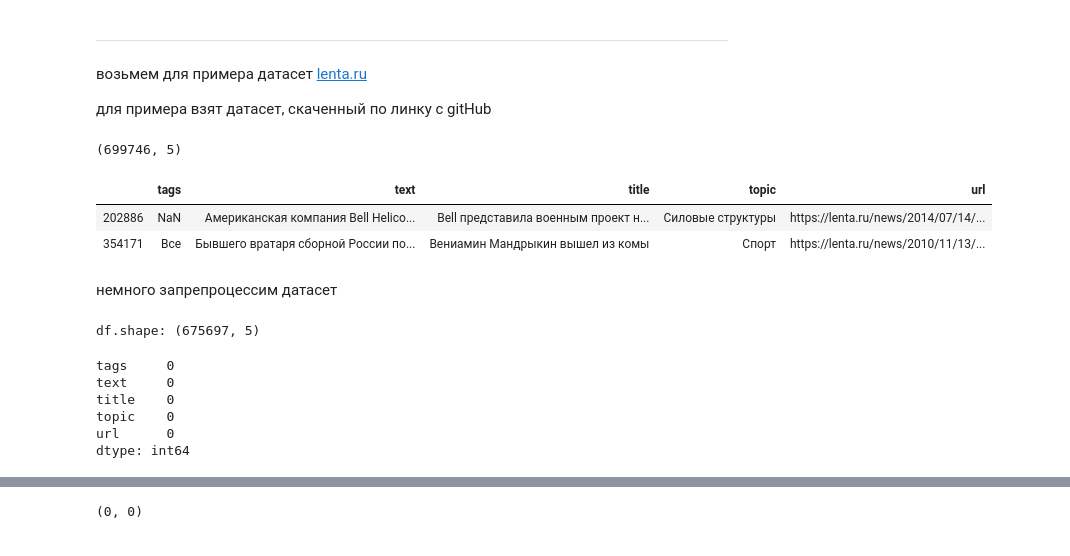
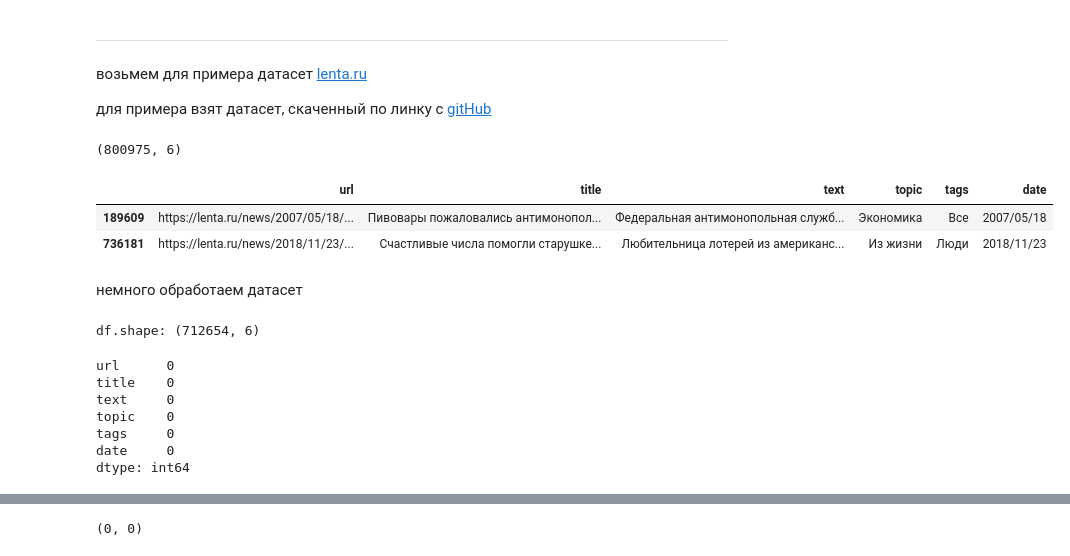
Before and after one commit to vetedde/proj_news_viz, a Jupyter notebook: nlp/references/techarticle/preprocessing-how_work.ipynb, the cells around one changed output, grey strips where cells are left out. Drawn from its saved outputs; the diff is of its cells as text; code cells hidden in the pictures.

```diff
--- a/nlp/references/techarticle/preprocessing-how_work.ipynb
+++ b/nlp/references/techarticle/preprocessing-how_work.ipynb
@@ -20,3 +1,18 @@ sys.path.append(PATH)
+# %%
+import os
+import sys
+import gc
+
+# прописываем нужный нам путь к проекту
+from pathlib import Path
+PATH = Path('/home/vtrokhymenko/git/proj_news_viz/nlp/')
+sys.path.append(str(PATH))
+
+import warnings
+warnings.filterwarnings('ignore')
+
+%load_ext autoreload
+%autoreload 2
 # %%
 import pandas as pd
 import numpy as np
@@ -27,18 +23,18 @@ import matplotlib.pyplot as plt
 ---
 возьмем для примера датасет [lenta.ru](https://www.kaggle.com/yutkin/corpus-of-russian-news-articles-from-lenta)
 
-для примера взят датасет, скаченный по линку с gitHub
+для примера взят датасет, скаченный по линку с [gitHub](https://github.com/yutkin/Lenta.Ru-News-Dataset/tree/v1.1)
 # %%
-df = pd.read_csv(f'{PATH}/data/external/news_lenta.csv')
+df = pd.read_csv(PATH / 'data/external/lenta-ru-news.csv')
 print(df.shape)
 df.sample(2)
 # %% [output]
-(699746, 5)
+(800975, 6)
-|  | tags | text | title | topic | url |
-| 202886 | NaN | Американская компания Bell Helico... | Bell представила военным проект н... | Силовые структуры | https://lenta.ru/news/2014/07/14/... |
-| 354171 | Все | Бывшего вратаря сборной России по... | Вениамин Мандрыкин вышел из комы | Спорт | https://lenta.ru/news/2010/11/13/... |
+|  | url | title | text | topic | tags | date |
+| 189609 | https://lenta.ru/news/2007/05/18/... | Пивовары пожаловались антимонопол... | Федеральная антимонопольная служб... | Экономика | Все | 2007/05/18 |
+| 736181 | https://lenta.ru/news/2018/11/23/... | Счастливые числа помогли старушке... | Любительница лотерей из американс... | Из жизни | Люди | 2018/11/23 |
 # %% [markdown]
-немного запрепроцессим датасет
+немного обработаем датасет
 # %%
 # удалим пустые записи и дубликаты по признаку `text`
 df.dropna(inplace=True)
@@ -47,12 +43,13 @@ df.text.drop_duplicates(inplace=True)
 print(f'df.shape: {df.shape}')
 df.isnull().sum()
 # %% [output]
-df.shape: (675697, 5)
+df.shape: (712654, 6)
+url      0
+title    0
+text     0
+topic    0
 tags     0
-text     0
-title    0
-topic    0
-url      0
+date     0
 dtype: int64
 # %%
 # посмотрим на к-ство записей по разделам
```
Also changed, not shown: parts of 30 cells of this notebook.
